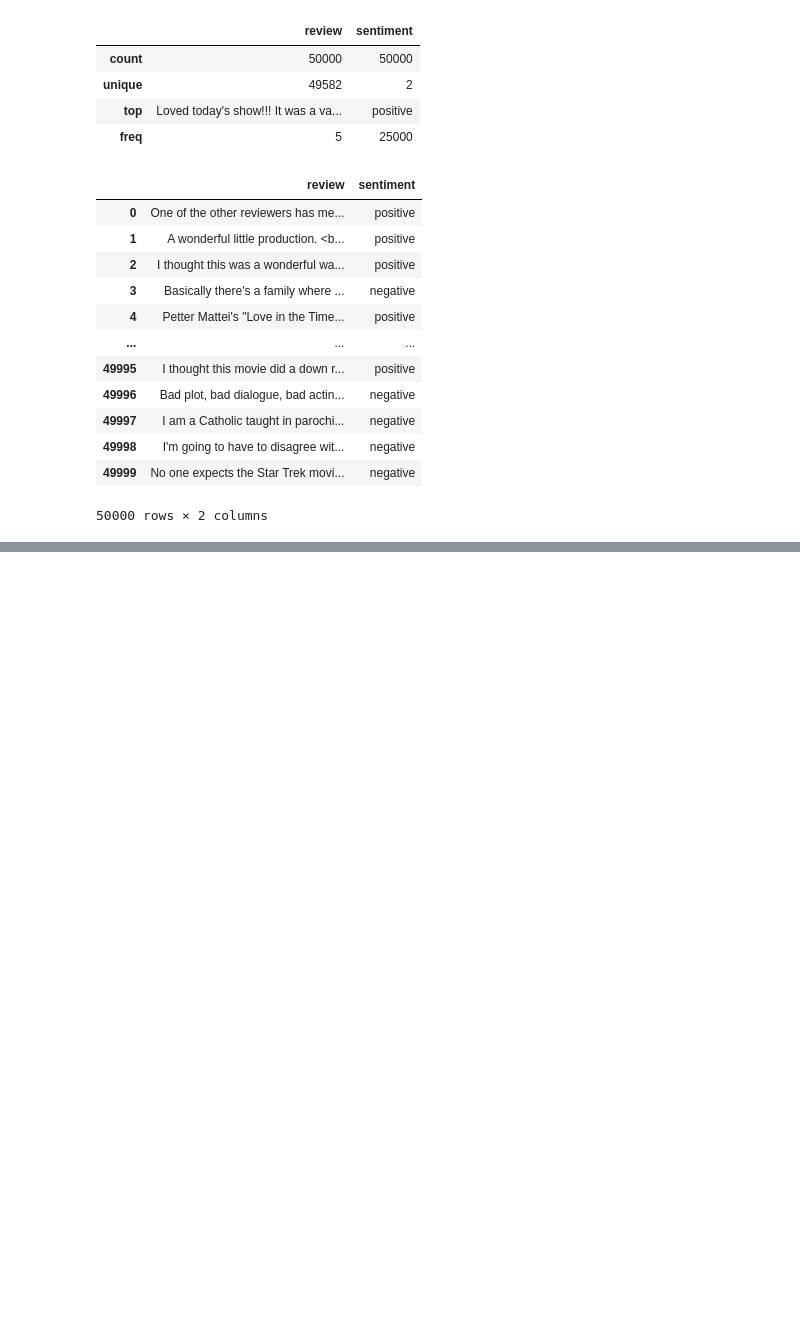
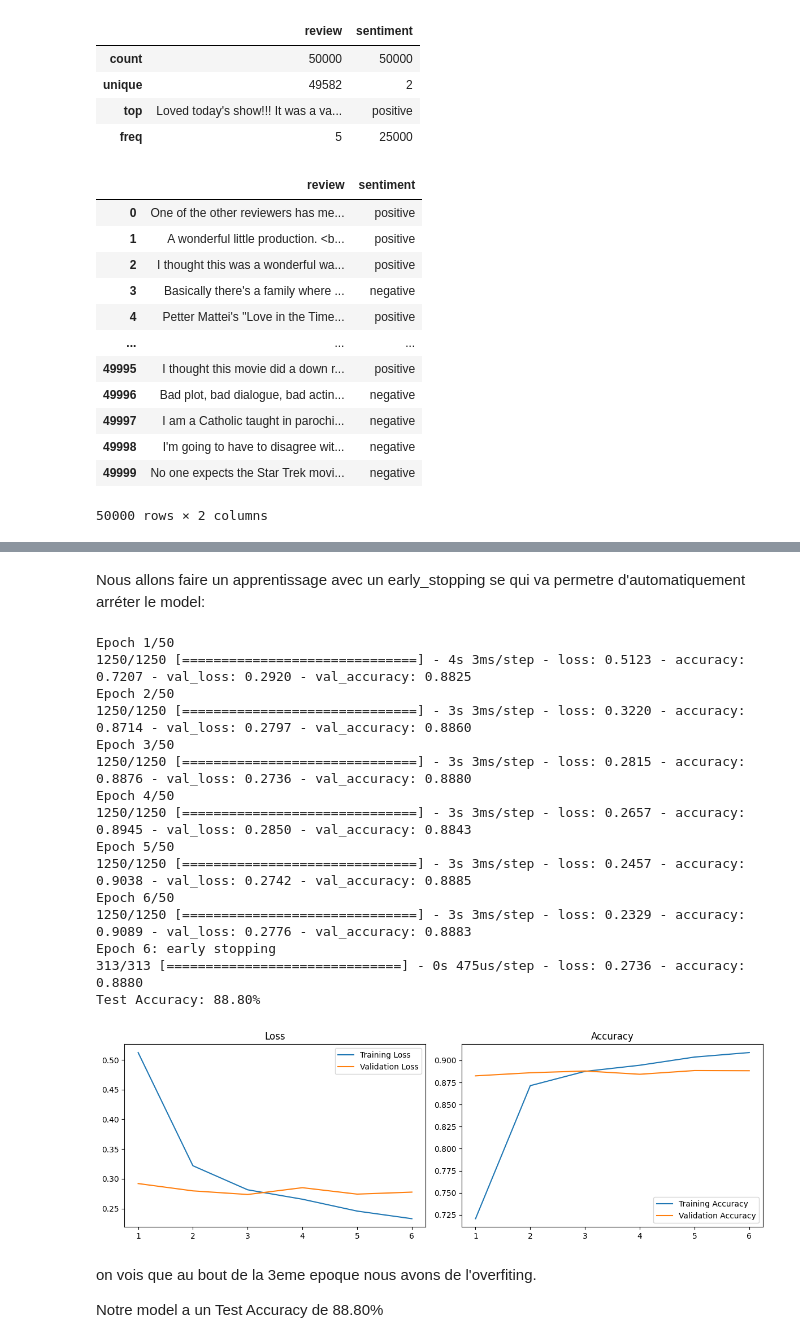
Before and after one commit to Payll/AI-S9, a Jupyter notebook: Tp1_2/TP1_2.ipynb, the cells around one changed output, grey strips where cells are left out. Saved outputs shown, nothing was run; the diff lists cells and outputs as text; code cells hidden in the pictures; blank space fills up the shorter version.

```diff
--- a/Tp1_2/TP1_2.ipynb
+++ b/Tp1_2/TP1_2.ipynb
@@ -262,0 +247,54 @@ Epoch 10/10
+# %% [markdown]
+Nous allons faire un apprentissage avec un early_stopping se qui va permetre d'automatiquement arréter le model:
+# %%
+# Configuration de l'arrêt précoce pour éviter le surajustement.
+early_stopping = EarlyStopping(monitor='val_loss', patience=3, verbose=1, mode='min', restore_best_weights=True)
+
+
+# Train the model and store the history
+history = model.fit(x_train, y_train, epochs=50, batch_size=32, validation_data=(x_test, y_test), callbacks=[early_stopping])
+
+# Evaluate the model
+loss, accuracy = model.evaluate(x_test, y_test)
+print(f"Test Accuracy: {accuracy*100:.2f}%")
+
+# Plotting the Loss and Accuracy
+epochs_range = range(1, len(history.history['accuracy']) + 1)
+
+plt.figure(figsize=(12, 4))
+
+plt.subplot(1, 2, 1)
+plt.plot(epochs_range, history.history['loss'], label='Training Loss')
+plt.plot(epochs_range, history.history['val_loss'], label='Validation Loss')
+plt.title('Loss')
+plt.legend()
+
+plt.subplot(1, 2, 2)
+plt.plot(epochs_range, history.history['accuracy'], label='Training Accuracy')
+plt.plot(epochs_range, history.history['val_accuracy'], label='Validation Accuracy')
+plt.title('Accuracy')
+plt.legend()
+
+plt.tight_layout()
+plt.show()
+# %% [output]
+Epoch 1/50
+1250/1250 [==============================] - 4s 3ms/step - loss: 0.5123 - accuracy: 0.7207 - val_loss: 0.2920 - val_accuracy: 0.8825
+Epoch 2/50
+1250/1250 [==============================] - 3s 3ms/step - loss: 0.3220 - accuracy: 0.8714 - val_loss: 0.2797 - val_accuracy: 0.8860
+Epoch 3/50
+1250/1250 [==============================] - 3s 3ms/step - loss: 0.2815 - accuracy: 0.8876 - val_loss: 0.2736 - val_accuracy: 0.8880
+Epoch 4/50
+1250/1250 [==============================] - 3s 3ms/step - loss: 0.2657 - accuracy: 0.8945 - val_loss: 0.2850 - val_accuracy: 0.8843
+Epoch 5/50
+1250/1250 [==============================] - 3s 3ms/step - loss: 0.2457 - accuracy: 0.9038 - val_loss: 0.2742 - val_accuracy: 0.8885
+Epoch 6/50
+1250/1250 [==============================] - 3s 3ms/step - loss: 0.2329 - accuracy: 0.9089 - val_loss: 0.2776 - val_accuracy: 0.8883
+Epoch 6: early stopping
+313/313 [==============================] - 0s 475us/step - loss: 0.2736 - accuracy: 0.8880
+Test Accuracy: 88.80%
+[figure, added]
+# %% [markdown]
+on vois que au bout de la 3eme epoque nous avons de l'overfiting.
+
+Notre model a un Test Accuracy de 88.80%
```
Also changed, not shown: parts of 73 cells of this notebook, 4 other files.
